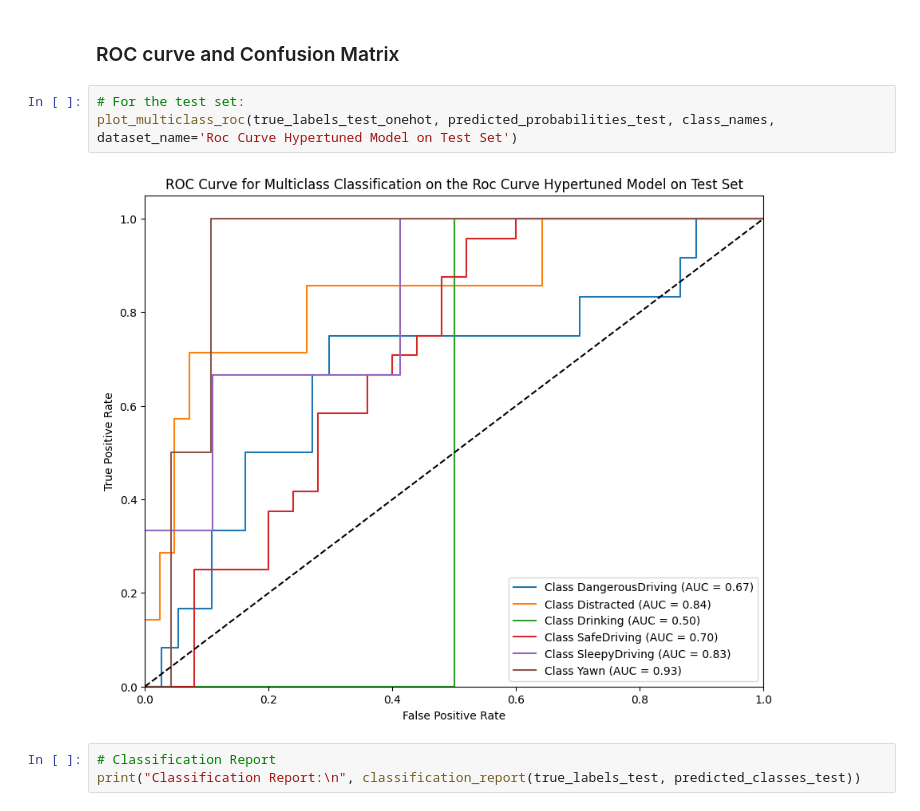
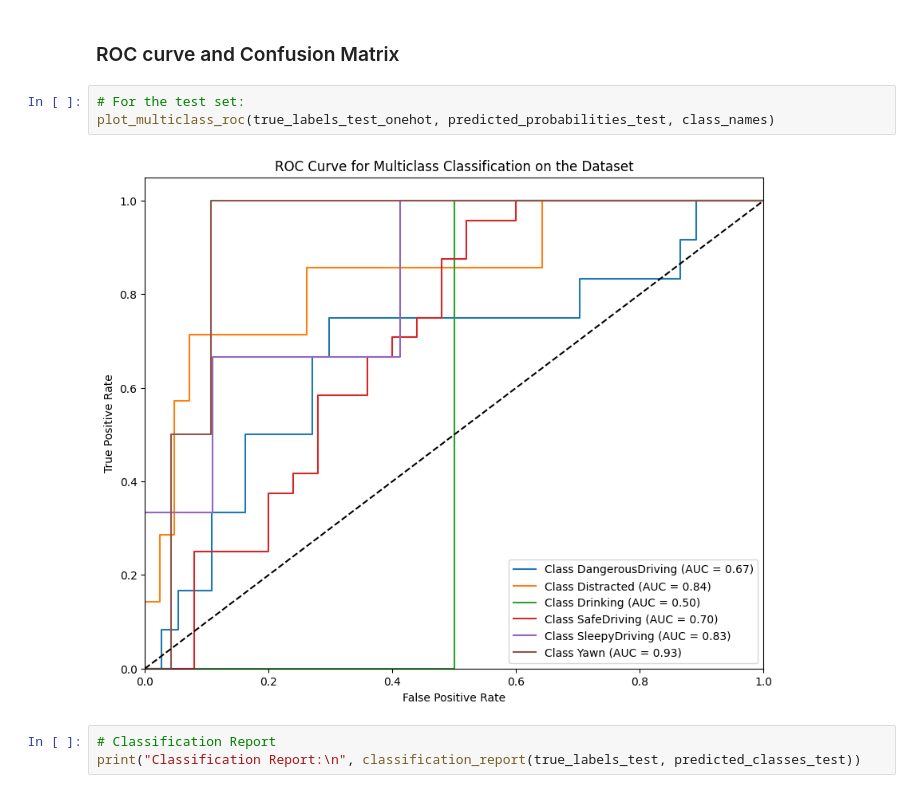
Before and after one commit to MatthijstenTije/Deep_learning_03, a Jupyter notebook: Assingment_DriverDistraction_Starting_code 1.ipynb, the cells around one changed output. Drawn from its saved outputs; the diff is of its cells as text.

```diff
--- a/Assingment_DriverDistraction_Starting_code 1.ipynb
+++ b/Assingment_DriverDistraction_Starting_code 1.ipynb
@@ -811,9 +810,9 @@ Recall     : 0.6146
 ### ROC curve and Confusion Matrix
 # %%
 # For the test set:
-plot_multiclass_roc(true_labels_test_onehot, predicted_probabilities_test, class_names, dataset_name='Roc Curve Hypertuned Model on Test Set')
+plot_multiclass_roc(true_labels_test_onehot, predicted_probabilities_test, class_names)
 # %% [output]
-[figure, old version]
+[figure, new version]
 # %%
 # Classification Report
 print("Classification Report:\n", classification_report(true_labels_test, predicted_classes_test))
```
Also changed, not shown: parts of 2 cells of this notebook.
